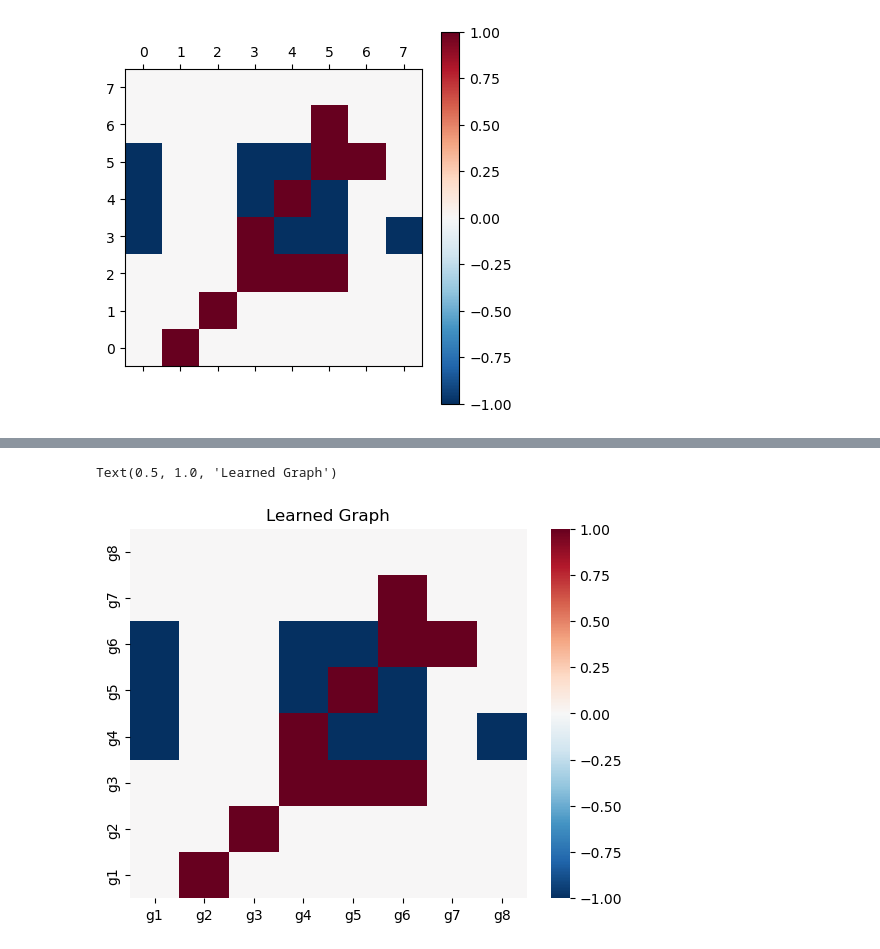
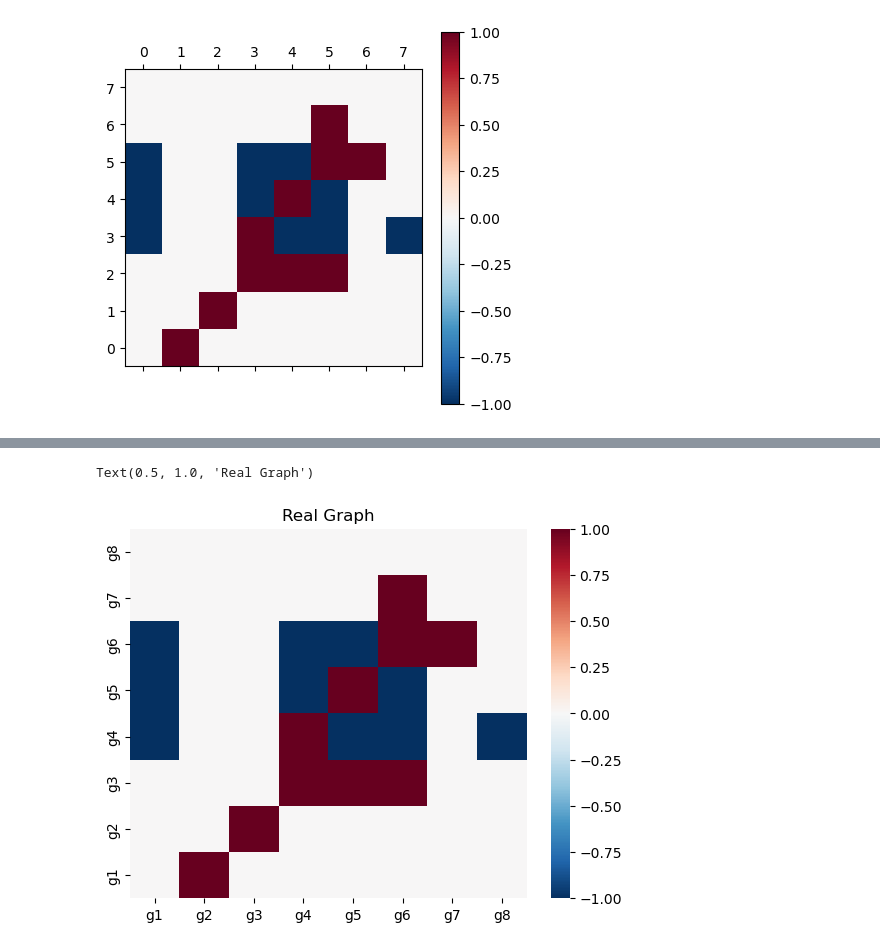
Before and after one commit to NoahElRimawiFine/Graphical-modelling-continuous-time, a Jupyter notebook: experiments/bio_experiment_two.ipynb, the cells around one changed output, grey strips where cells are left out. Cells and saved outputs as stored; diff of their text form; code cells hidden in the pictures.

```diff
--- a/experiments/bio_experiment_two.ipynb
+++ b/experiments/bio_experiment_two.ipynb
@@ -385,11 +747,11 @@ Text(0.5, 1.0, 'Learned Graph')
 # %%
 df_learned = pd.DataFrame(data_loader.true_matrix, index=gene_names, columns=gene_names)
 sns.heatmap(df_learned, vmin=-1.0, vmax=1.0, cmap="RdBu_r")
 plt.gca().invert_yaxis()
-plt.title("Learned Graph")
+plt.title("Real Graph")
 # %% [output]
-Text(0.5, 1.0, 'Learned Graph')
+Text(0.5, 1.0, 'Real Graph')
-[figure, old version]
+[figure, new version]
 # %%
 from sklearn.metrics import precision_recall_curve, average_precision_score
 def compare_models(learned_graph, true_matrix):
```
Also changed, not shown: parts of 40 cells of this notebook.
